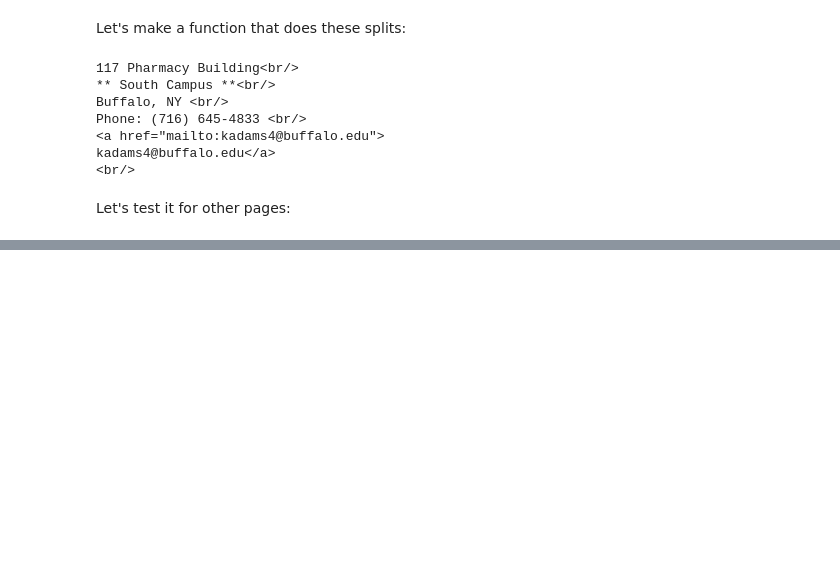
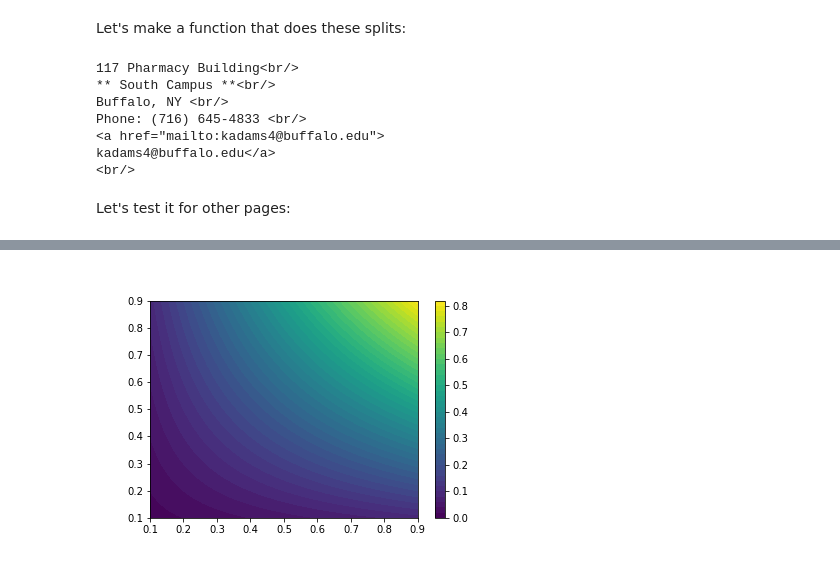
Before and after one commit to jllottes/jllottes.github.io, a Jupyter notebook: _static/weekly_notebooks/week13_notebook.ipynb, the cells around one changed output, grey strips where cells are left out. Saved outputs shown, nothing was run; the diff lists cells and outputs as text; code cells hidden in the pictures; blank space fills up the shorter version.

```diff
--- a/_static/weekly_notebooks/week13_notebook.ipynb
+++ b/_static/weekly_notebooks/week13_notebook.ipynb
@@ -306,0 +376,4 @@ xzhu27@buffalo.edu</a>
+# %%
+Image("myfig.png")
+# %% [output]
+[figure, added]
```
Also changed, not shown: parts of 16 cells of this notebook, 59 other files.
